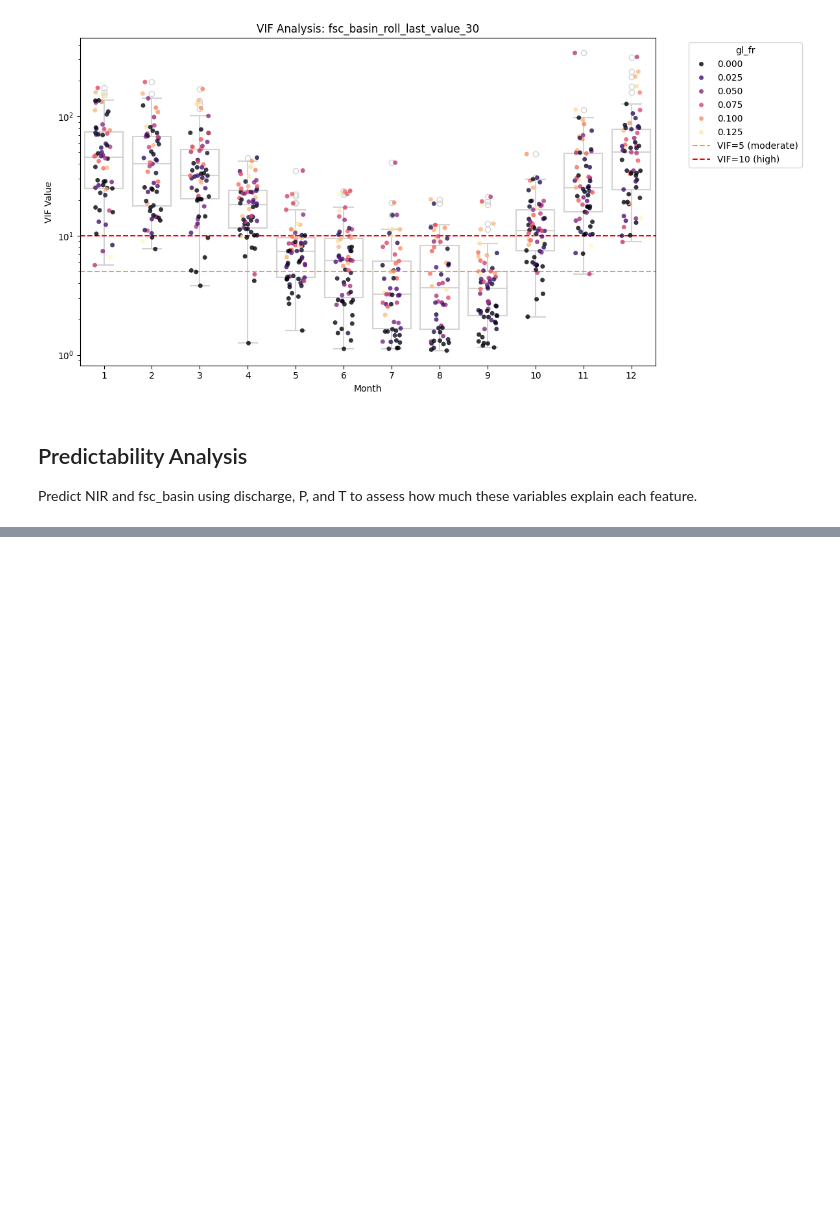
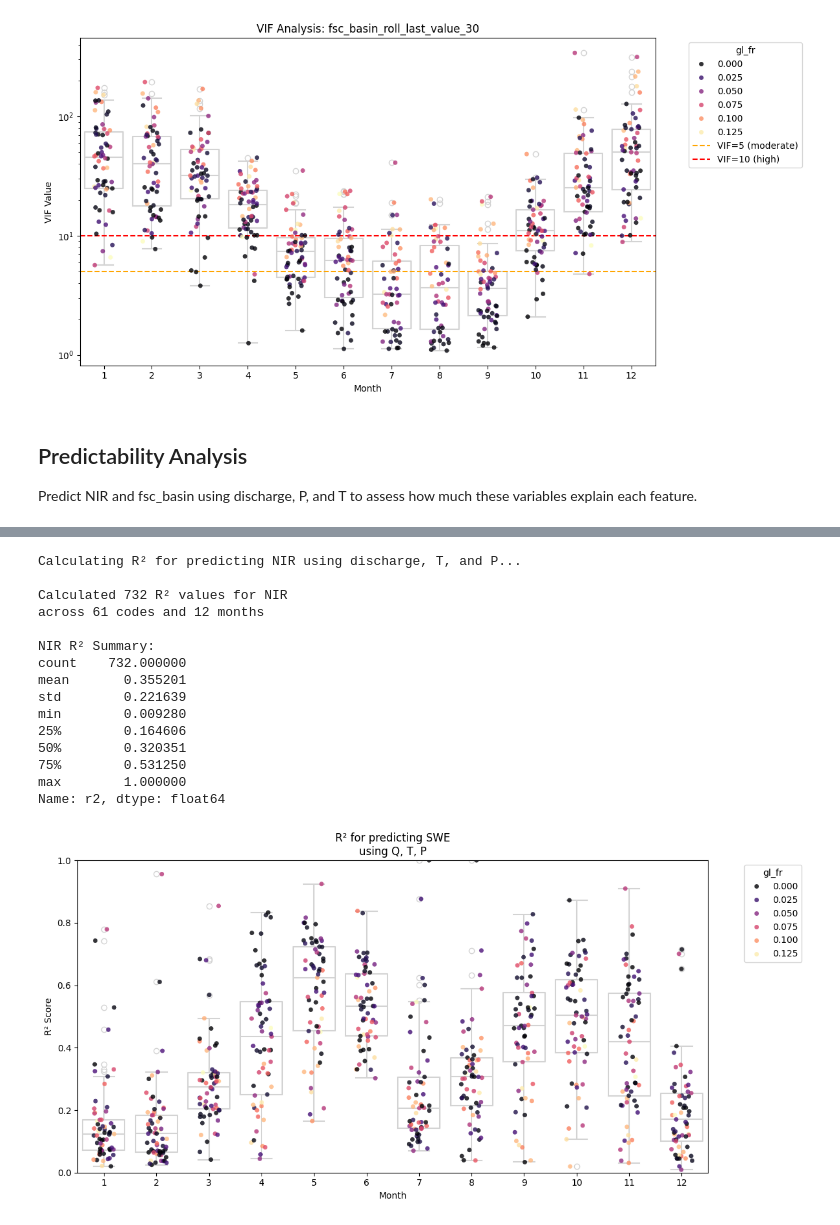
Before and after one commit to hydrosolutions/long-term-forecasting, a Jupyter notebook: notebooks/NIR_EDA.ipynb, the cells around one changed output, grey strips where cells are left out. Saved outputs shown, nothing was run; the diff lists cells and outputs as text; code cells hidden in the pictures; blank space fills up the shorter version.

```diff
--- a/notebooks/NIR_EDA.ipynb
+++ b/notebooks/NIR_EDA.ipynb
@@ -1287,0 +1228,43 @@ Median R² for fsc_basin: 0.495
+# %%
+# Define predictors
+predictor_cols = ["discharge_roll_mean_30", "T_roll_mean_30", "P_roll_sum_30"]
+data['month'] = data['date'].dt.month
+# Calculate R² for predicting NIR
+print("Calculating R² for predicting NIR using discharge, T, and P...")
+r2_nir = calculate_predictability_r2(
+    data=data,
+    target_col="SWE_roll_mean_30",
+    predictor_cols=predictor_cols,
+)
+
+print(f"\nCalculated {len(r2_nir)} R² values for NIR")
+print(f"across {r2_nir['code'].nunique()} codes and {r2_nir['month'].nunique()} months")
+print("\nNIR R² Summary:")
+print(r2_nir["r2"].describe())
+
+gl_fractions = data[["code", "gl_fr"]].drop_duplicates().set_index("code")
+
+# Plot R² for NIR
+plot_monthly_r2(
+    r2_df=r2_nir,
+    gl_fractions=gl_fractions,
+    target_name="SWE",
+    predictor_names=["Q","T", "P"],
+)
+# %% [output]
+Calculating R² for predicting NIR using discharge, T, and P...
+
+Calculated 732 R² values for NIR
+across 61 codes and 12 months
+
+NIR R² Summary:
+count    732.000000
+mean       0.355201
+std        0.221639
+min        0.009280
+25%        0.164606
+50%        0.320351
+75%        0.531250
+max        1.000000
+Name: r2, dtype: float64
+[figure, added]
```
Also changed, not shown: parts of 8 cells of this notebook, 4 other files.
